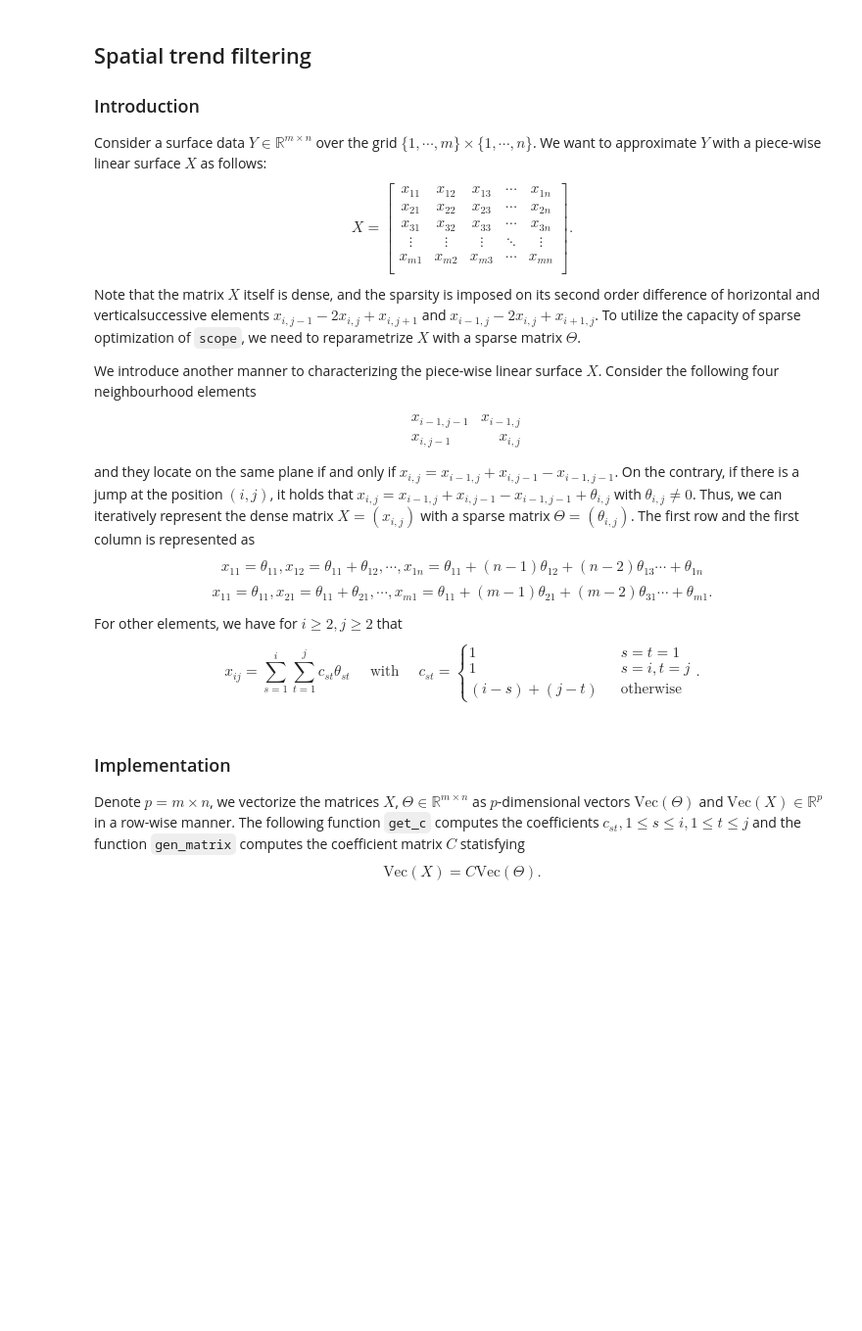
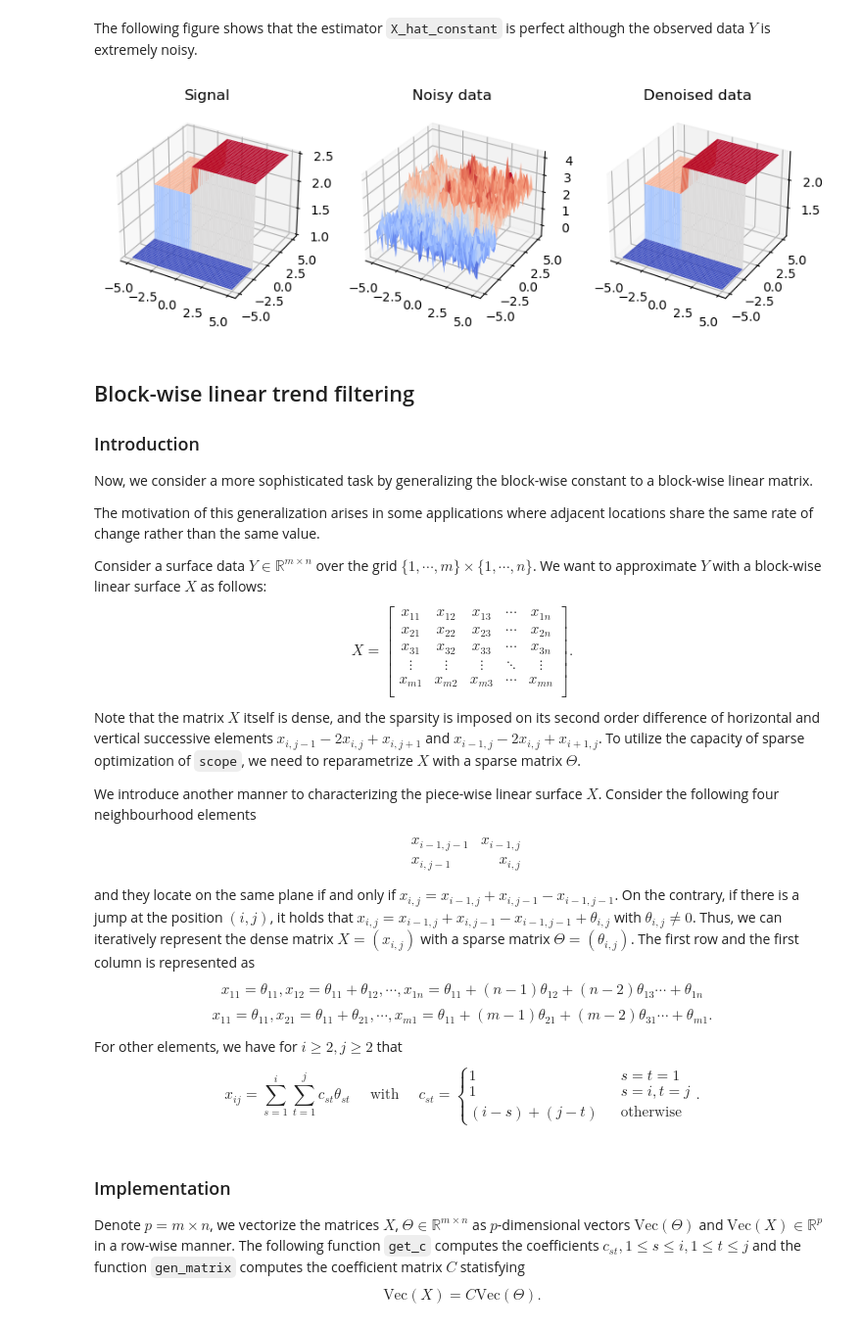
Before and after one commit to abess-team/skscope, a Jupyter notebook: docs/source/examples/Fusion Models/spatial-trend-filtering.ipynb, the cells around one changed output. Shown at 98% size. Saved outputs shown, nothing was run; the diff lists cells and outputs as text; code cells hidden in the pictures; blank space fills up the shorter version.

```diff
--- a/docs/source/examples/Fusion Models/spatial-trend-filtering.ipynb
+++ b/docs/source/examples/Fusion Models/spatial-trend-filtering.ipynb
@@ -6,9 +90,31 @@ from scope import ScopeSolver
+# %% [markdown]
+The following figure shows that the estimator ``X_hat_constant`` is perfect although the observed data $Y$ is extremely noisy.
+# %%
+fig = plt.figure(figsize=(10, 5))
+
+ax1 = fig.add_subplot(131, projection='3d')
+ax1.plot_surface(X1, X2, X, cmap='coolwarm')
+ax1.set_title('Signal')
+
+ax2 = fig.add_subplot(132, projection='3d')
+ax2.plot_surface(X1, X2, Y, cmap='coolwarm')
+ax2.set_title('Noisy data')
+
+ax3 = fig.add_subplot(133, projection='3d')
+ax3.plot_surface(X1, X2, X_hat_constant, cmap='coolwarm')
+ax3.set_title('Denoised data')
+
+plt.show()
+# %% [output]
+[figure, added]
 # %% [markdown]
-Spatial trend filtering
------------------------
+## Block-wise linear trend filtering
+### Introduction
+Now, we consider a more sophisticated task by generalizing the block-wise constant to a block-wise linear matrix.
 
-### Introduction
-Consider a surface data $Y\in\mathbb{R}^{m\times n}$ over the grid $\{1, \cdots, m\}\times\{1, \cdots, n\}$. We want to approximate $Y$ with a piece-wise linear surface $X$ as follows:
+The motivation of this generalization arises in some applications where adjacent locations share the same rate of change rather than the same value.
+
+Consider a surface data $Y\in\mathbb{R}^{m\times n}$ over the grid $\{1, \cdots, m\}\times\{1, \cdots, n\}$. We want to approximate $Y$ with a block-wise linear surface $X$ as follows:
 $$
 X =
 \begin{bmatrix}
@@ -19,7 +125,7 @@ x_{31} & x_{32} & x_{33} & \cdots & x_{3n}\\
 x_{m1} & x_{m2} & x_{m3} & \cdots & x_{mn}\\
 \end{bmatrix}.
 $$
-Note that the matrix $X$ itself is dense, and the sparsity is imposed on its second order difference of horizontal and verticalsuccessive elements $x_{i, j-1}-2x_{i,j}+x_{i, j+1}$ and $x_{i-1, j}-2x_{i,j}+x_{i+1, j}$. To utilize the capacity of sparse optimization of ``scope``, we need to reparametrize $X$ with a sparse matrix $\Theta$.
+Note that the matrix $X$ itself is dense, and the sparsity is imposed on its second order difference of horizontal and vertical successive elements $x_{i, j-1}-2x_{i,j}+x_{i, j+1}$ and $x_{i-1, j}-2x_{i,j}+x_{i+1, j}$. To utilize the capacity of sparse optimization of ``scope``, we need to reparametrize $X$ with a sparse matrix $\Theta$.
 
 We introduce another manner to characterizing the piece-wise linear surface $X$. Consider the following four neighbourhood elements
 \begin{align*}
```
Also changed, not shown: parts of 20 cells of this notebook.
